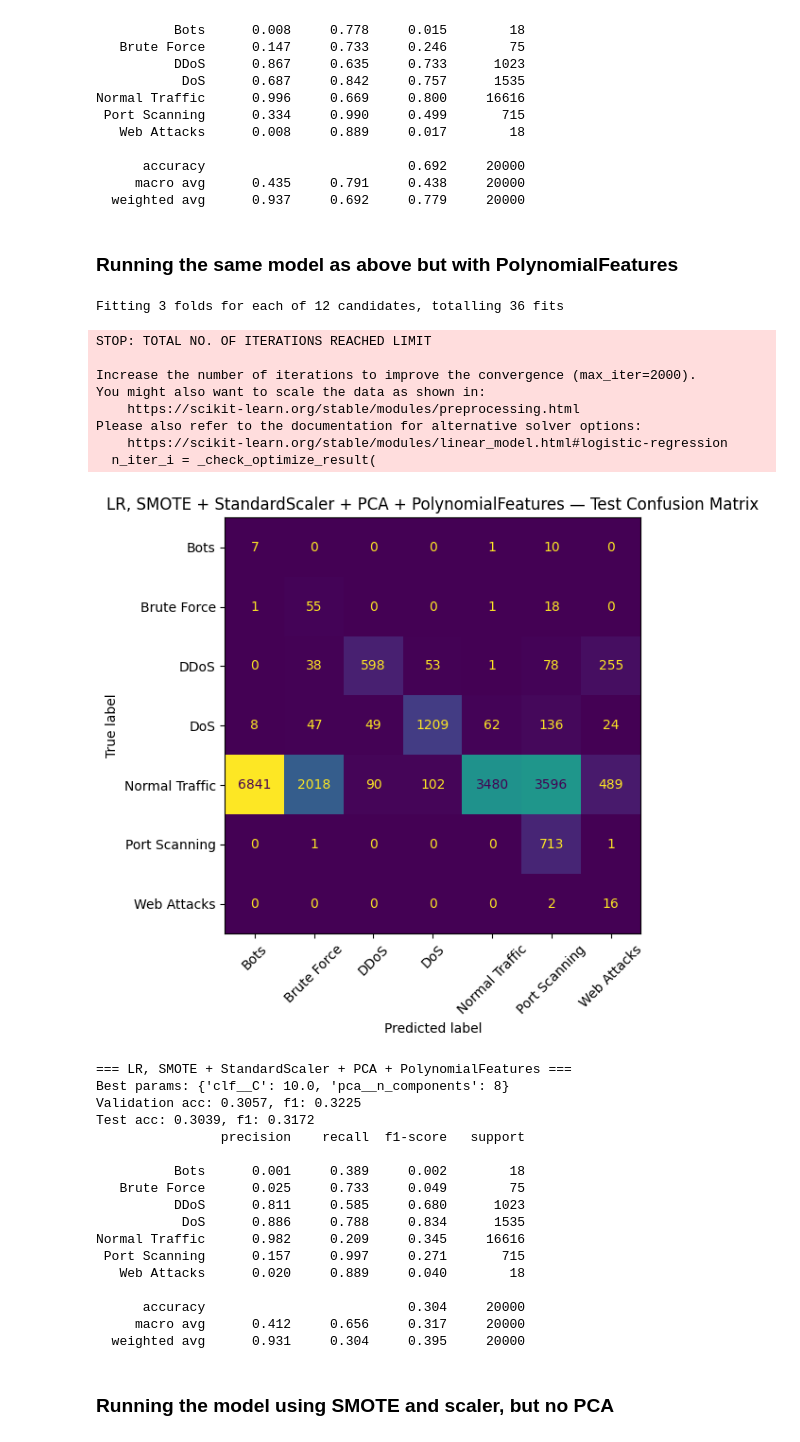
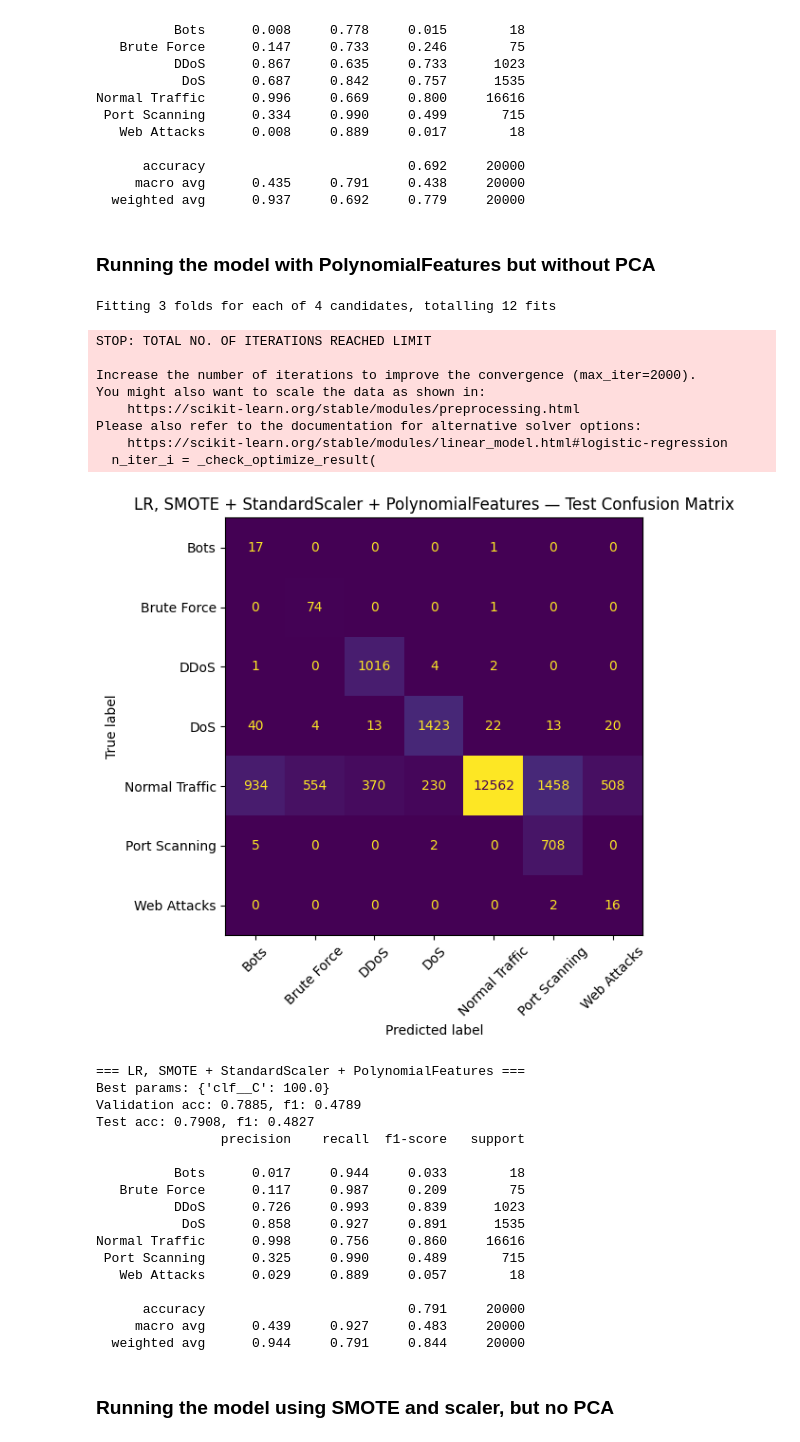
Before and after one commit to LottaSofiaK/AppliedMachineLearningGroup22, a Jupyter notebook: Jenna_LR.ipynb, the cells around one changed output. Cells and saved outputs as stored; diff of their text form; code cells hidden in the pictures.

```diff
--- a/Jenna_LR.ipynb
+++ b/Jenna_LR.ipynb
@@ -148,7 +77,10 @@ CV_FOLDS = 3
 SCORING  = "f1_macro"
 N_JOBS   = -1
 
-def run_experiment(clf, param_grid, label, use_smote=True, use_pca=True, use_scaler=True, use_lda=False, use_poly=False):
+def run_experiment(clf, param_grid, label, use_smote=True,
+                    use_pca=True,
+                    use_scaler=True,
+                    use_lda=False, use_poly=False):
 
     steps = []
 
@@ -157,7 +89,7 @@ def run_experiment(clf, param_grid, label, use_smote=True, use_pca=True, use_sca
         steps.append(("scaler", StandardScaler()))
 
     if use_poly:
-        steps.append(("poly", PolynomialFeatures(degree=2))) # 29.4. added for polynomial features testing
+        steps.append(("poly", PolynomialFeatures(degree=2)))
 
     # 2. SMOTE (only training data)
     if use_smote:
@@ -166,7 +98,7 @@ def run_experiment(clf, param_grid, label, use_smote=True, use_pca=True, use_sca
     if use_lda:
         steps.append(("lda", LDA()))
 
-    # 3.2 OR, use PCA (valinnainen)
+    # 3.2 OR, use PCA
     if use_pca:
         steps.append(("pca", PCA()))
 
@@ -420,43 +352,48 @@ Normal Traffic      0.996     0.669     0.800     16616
      macro avg      0.435     0.791     0.438     20000
   weighted avg      0.937     0.692     0.779     20000
 # %% [markdown]
-### Running the same model as above but with PolynomialFeatures
+### Running the model with PolynomialFeatures but without PCA
 # %%
+lr_params_no_pca = {
+    'clf__C': [1.0, 10.0, 50.0, 100.0]
+}
+
+
 all_results.append(run_experiment(
     LogisticRegression(max_iter=2000, solver='lbfgs', random_state=42),
-    lr_params, "LR, SMOTE + StandardScaler + PCA + PolynomialFeatures",
+    lr_params_no_pca, "LR, SMOTE + StandardScaler + PolynomialFeatures",
     use_smote=True,
     use_scaler=True,
-    use_pca=True,
+    use_pca=False,
     use_poly=True))
 # %% [output]
-Fitting 3 folds for each of 12 candidates, totalling 36 fits
+Fitting 3 folds for each of 4 candidates, totalling 12 fits
 STOP: TOTAL NO. OF ITERATIONS REACHED LIMIT
 
 Increase the number of iterations to improve the convergence (max_iter=2000).
 You might also want to scale the data as shown in:
     https://scikit-learn.org/stable/modules/preprocessing.html
 Please also refer to the documentation for alternative solver options:
     https://scikit-learn.org/stable/modules/linear_model.html#logistic-regression
   n_iter_i = _check_optimize_result(
-[figure, old version]
+[figure, new version]
-=== LR, SMOTE + StandardScaler + PCA + PolynomialFeatures ===
-Best params: {'clf__C': 10.0, 'pca__n_components': 8}
-Validation acc: 0.3057, f1: 0.3225
-Test acc: 0.3039, f1: 0.3172
+=== LR, SMOTE + StandardScaler + PolynomialFeatures ===
+Best params: {'clf__C': 100.0}
+Validation acc: 0.7885, f1: 0.4789
+Test acc: 0.7908, f1: 0.4827
                 precision    recall  f1-score   support
 
-          Bots      0.001     0.389     0.002        18
-   Brute Force      0.025     0.733     0.049        75
-          DDoS      0.811     0.585     0.680      1023
-           DoS      0.886     0.788     0.834      1535
-Normal Traffic      0.982     0.209     0.345     16616
- Port Scanning      0.157     0.997     0.271       715
-   Web Attacks      0.020     0.889     0.040        18
+          Bots      0.017     0.944     0.033        18
+   Brute Force      0.117     0.987     0.209        75
+          DDoS      0.726     0.993     0.839      1023
+           DoS      0.858     0.927     0.891      1535
+Normal Traffic      0.998     0.756     0.860     16616
+ Port Scanning      0.325     0.990     0.489       715
+   Web Attacks      0.029     0.889     0.057        18
 
-      accuracy                          0.304     20000
-     macro avg      0.412     0.656     0.317     20000
-  weighted avg      0.931     0.304     0.395     20000
+      accuracy                          0.791     20000
+     macro avg      0.439     0.927     0.483     20000
+  weighted avg      0.944     0.791     0.844     20000
 # %% [markdown]
 ### Running the model using SMOTE and scaler, but no PCA
 # %%
```
Also changed, not shown: parts of 2 cells of this notebook, 1 other file.
